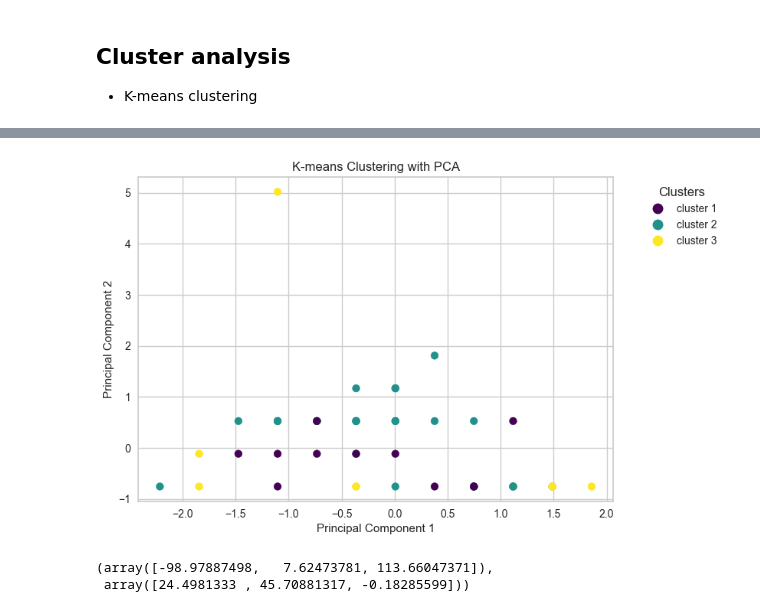
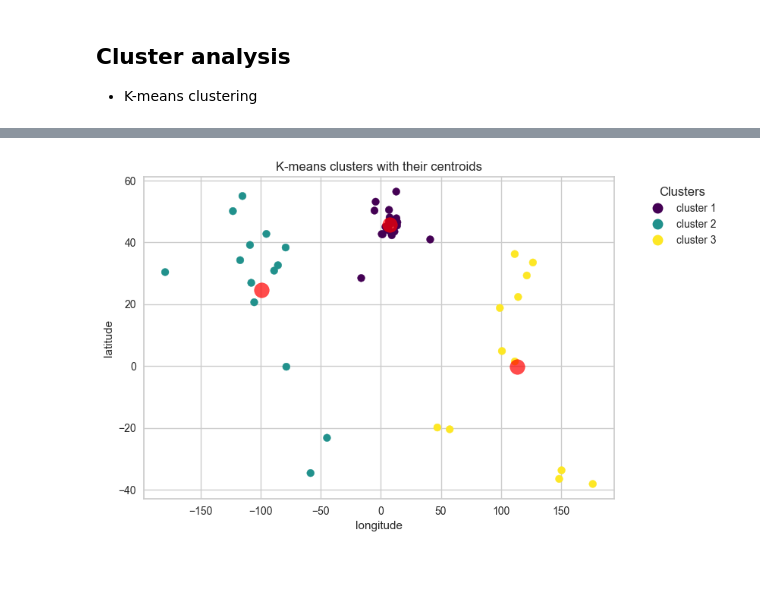
Before and after one commit to thibtd/DataEng_UTMB_pipeline, a Jupyter notebook: analysis/utmb_notebook.ipynb, the cells around one changed output, grey strips where cells are left out. Saved outputs shown, nothing was run; the diff lists cells and outputs as text; code cells hidden in the pictures; blank space fills up the shorter version.

```diff
--- a/analysis/utmb_notebook.ipynb
+++ b/analysis/utmb_notebook.ipynb
@@ -237,8 +237,8 @@ Variables to remove:
 6. style_UTMBWorldSeries as all races are part of the UTMB World Series
 # %%
-X_cluster = table.drop(['name','country','city','image','link','date_confirmed','start_day','end_day','year','style_UTMBWorldSeries'],axis=1)
+X_cluster = table.drop(['name','country','city','image','link','date_confirmed','start_day','end_day','style_UTMBWorldSeries'],axis=1)
 # %%
-X_cluster = X_cluster.drop('cluster',axis=1)
+#X_cluster = X_cluster.drop('cluster',axis=1)
 # %%
 from sklearn.preprocessing import StandardScaler
 numeric_columns = X_cluster.select_dtypes('number').columns
@@ -361,23 +360,17 @@ dtype: float64
 # %%
 cluster_names = ['cluster 1','cluster 2','cluster 3']
-# Plot
-plt.scatter(X_cluster['month'], X_cluster['duration'], c=kmeans.labels_, cmap='viridis', s=50)
-# Create custom legend handles
+plt.scatter(X_cluster['longitude'],X_cluster['latitude'], c=kmeans.labels_, cmap='viridis', s=50)
+plt.scatter(kmeans.cluster_centers_[:, -4], kmeans.cluster_centers_[:, -5], c='red', s=200, alpha=0.7)
 legend_elements = [
     Line2D([0], [0], marker='o', color='w', label=cluster_names[i],
            markerfacecolor=plt.cm.viridis(i / (len(cluster_names) - 1)), markersize=10)
     for i in range(len(cluster_names))
 ]
 # Add legend
 plt.legend(handles=legend_elements, title='Clusters', bbox_to_anchor=(1.05, 1), loc='upper left')
-plt.title('K-means Clustering with PCA')
-plt.xlabel('Principal Component 1')
-plt.ylabel('Principal Component 2')
+plt.title('K-means clusters with their centroids')
+plt.xlabel('longitude')
+plt.ylabel('latitude')
 plt.show()
 # %% [output]
-[figure, old version]
+[figure, new version]
-# %%
-kmeans.cluster_centers_[:,-3], kmeans.cluster_centers_[:,-4]
-# %% [output]
-(array([-98.97887498,   7.62473781, 113.66047371]),
- array([24.4981333 , 45.70881317, -0.18285599]))
```
Also changed, not shown: parts of 21 cells of this notebook, 2 other files.
